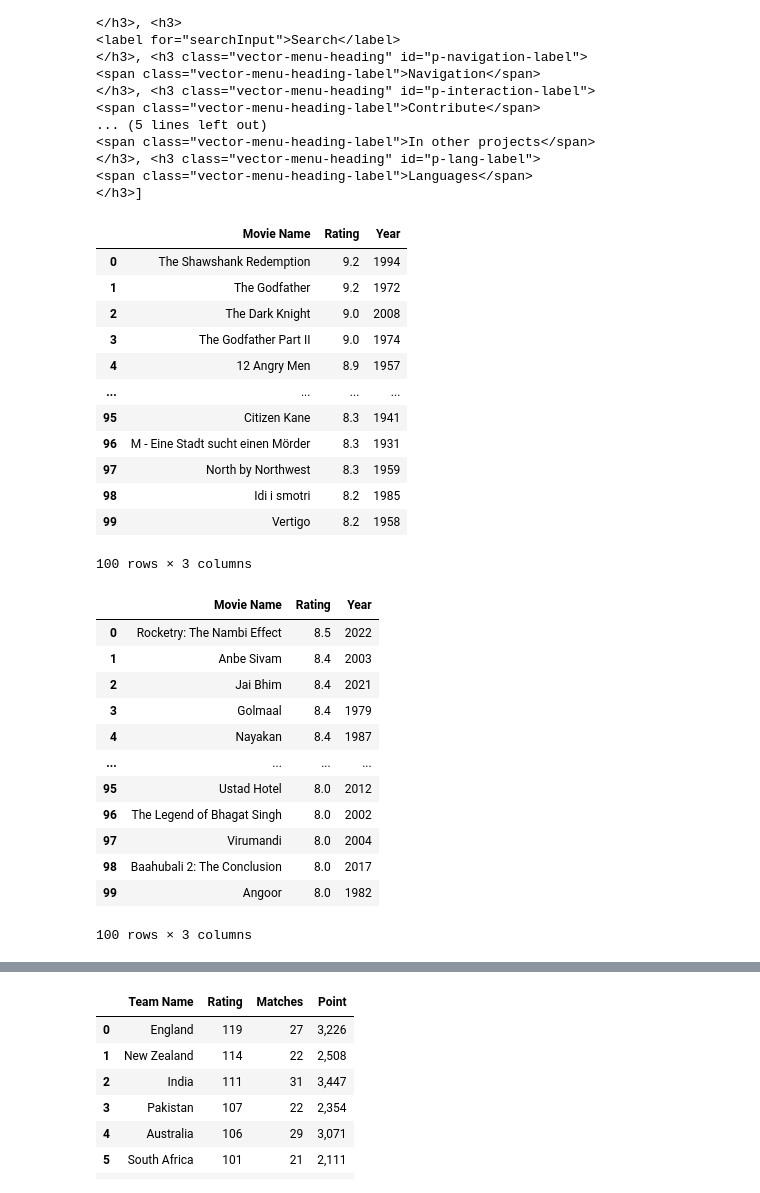
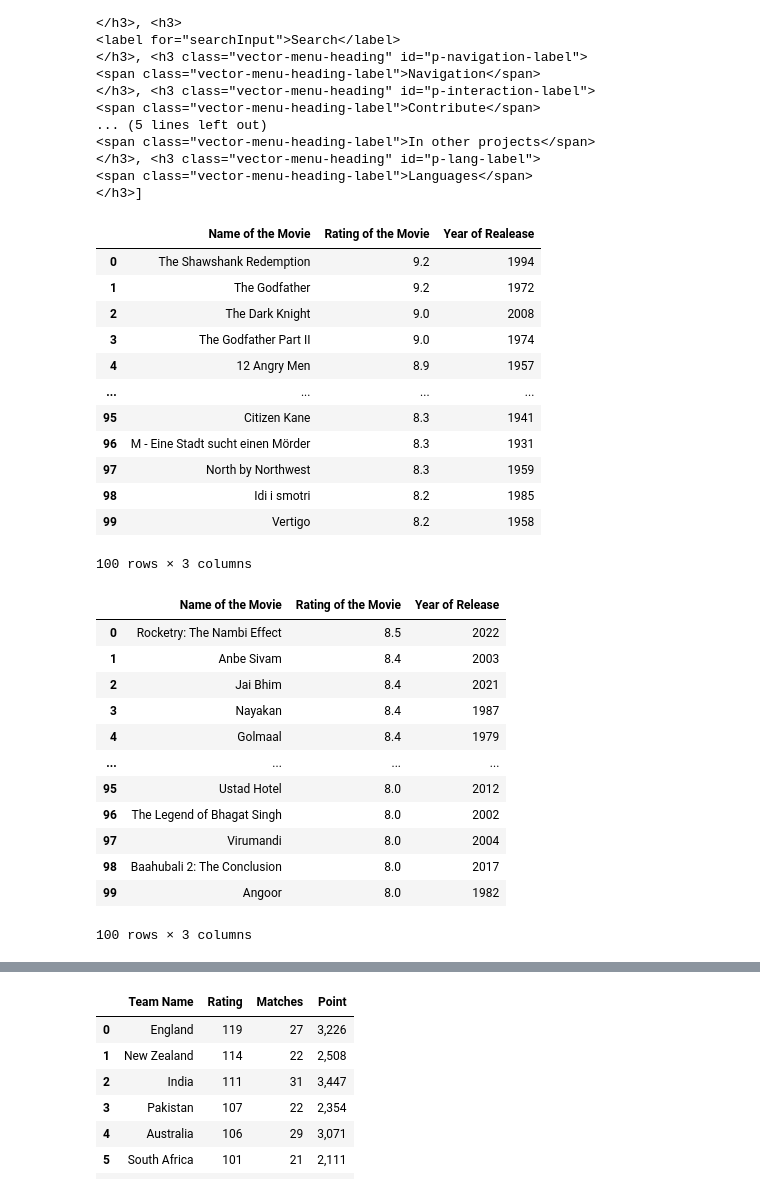
Before and after one commit to LeeCodess/Internship, a Jupyter notebook: Web_Scraping_Assignment_1/Web_Scraping_Assignment_1.ipynb, the cells around one changed output, grey strips where cells are left out. Cells and saved outputs as stored; diff of their text form; code cells hidden in the pictures.

```diff
--- a/Web_Scraping_Assignment_1/Web_Scraping_Assignment_1.ipynb
+++ b/Web_Scraping_Assignment_1/Web_Scraping_Assignment_1.ipynb
@@ -4,8 +4,8 @@
 from urllib.request import urlopen
 from bs4 import BeautifulSoup
 
-url = urlopen("https://en.wikipedia.org/wiki/Main_Page")
-soup = BeautifulSoup(url, "html.parser")
+html_content = urlopen("https://en.wikipedia.org/wiki/Main_Page")
+soup = BeautifulSoup(html_content, "html.parser")
 
 header_tag = soup.find_all(['h1', 'h2','h3','h4','h5','h6'])
 
@@ -35,37 +35,37 @@ from bs4 import BeautifulSoup
 import requests
 import pandas as pd
 
-def a(url):
+def html_content(url):
     r = requests.get(url)
     soup = BeautifulSoup(r.content)
 
-    movie = soup.find_all("td", class_ = "titleColumn")
+    movie_name = soup.find_all("td", class_ = "titleColumn")
     title = []
-    for i in movie:
+    for i in movie_name:
         i = i.text.replace('\n','')
         i = i.rstrip(i[-6:])
         head,sep,tail = i.partition('.')
         title.append(tail.strip())
     title = title[:100]
 
-    b = soup.find_all("span", class_ = "secondaryInfo")
+    year_of_release = soup.find_all("span", class_ = "secondaryInfo")
     year = []
-    for i in b:
+    for i in year_of_release:
         year.append(i.text.replace('(','').replace(')', ''))
     year = year[:100]
 
-    c = soup.find_all("td", class_ = "ratingColumn imdbRating")
+    rating_of_the_movie = soup.find_all("td", class_ = "ratingColumn imdbRating")
     rating = []
-    for i in c:
+    for i in rating_of_the_movie:
         rating.append(i.text.replace('\n',''))
     rating = rating[:100]
 
-    a = pd.DataFrame({"Movie Name" : title, "Rating" : rating, "Year" : year})
-    return(a)
+    data = pd.DataFrame({"Name of the Movie" : title, "Rating of the Movie" : rating, "Year of Realease" : year})
+    return(data)
 # %%
-a('https://www.imdb.com/chart/top/')
+html_content('https://www.imdb.com/chart/top/')
 # %% [output]
-|  | Movie Name | Rating | Year |
+|  | Name of the Movie | Rating of the Movie | Year of Realease |
 | 0 | The Shawshank Redemption | 9.2 | 1994 |
 | 1 | The Godfather | 9.2 | 1972 |
 | 2 | The Dark Knight | 9.0 | 2008 |
@@ -85,42 +85,42 @@ from bs4 import BeautifulSoup
 import requests
 import pandas as pd
 
-def a(url):
+def html_content(url):
     r = requests.get(url)
     soup = BeautifulSoup(r.content)
 
-    movie = soup.find_all("td", class_ = "titleColumn")
+    movie_name = soup.find_all("td", class_ = "titleColumn")
     title = []
-    for i in movie:
+    for i in movie_name:
         i = i.text.replace('\n','')
         i = i.rstrip(i[-6:])
         head,sep,tail = i.partition('.')
         title.append(tail.strip())
     title = title[:100]
 
-    b = soup.find_all("span", class_ = "secondaryInfo")
+    year_of_release = soup.find_all("span", class_ = "secondaryInfo")
     year = []
-    for i in b:
+    for i in year_of_release:
         year.append(i.text.replace('(','').replace(')', ''))
     year = year[:100]
 
-    c = soup.find_all("td", class_ = "ratingColumn imdbRating")
+    rating_of_the_movie = soup.find_all("td", class_ = "ratingColumn imdbRating")
     rating = []
-    for i in c:
+    for i in rating_of_the_movie:
         rating.append(i.text.replace('\n',''))
     rating = rating[:100]
 
-    a = pd.DataFrame({"Movie Name" : title, "Rating" : rating, "Year" : year})
-    return(a)
+    data = pd.DataFrame({"Name of the Movie" : title, "Rating of the Movie" : rating, "Year of Release" : year})
+    return(data)
 # %%
-a('https://www.imdb.com/india/top-rated-indian-movies/')
+html_content('https://www.imdb.com/india/top-rated-indian-movies/')
 # %% [output]
-|  | Movie Name | Rating | Year |
+|  | Name of the Movie | Rating of the Movie | Year of Release |
 | 0 | Rocketry: The Nambi Effect | 8.5 | 2022 |
 | 1 | Anbe Sivam | 8.4 | 2003 |
 | 2 | Jai Bhim | 8.4 | 2021 |
-| 3 | Golmaal | 8.4 | 1979 |
-| 4 | Nayakan | 8.4 | 1987 |
+| 3 | Nayakan | 8.4 | 1987 |
+| 4 | Golmaal | 8.4 | 1979 |
 | ... | ... | ... | ... |
 | 95 | Ustad Hotel | 8.0 | 2012 |
 | 96 | The Legend of Bhagat Singh | 8.0 | 2002 |
```
Also changed, not shown: parts of 21 cells of this notebook.
